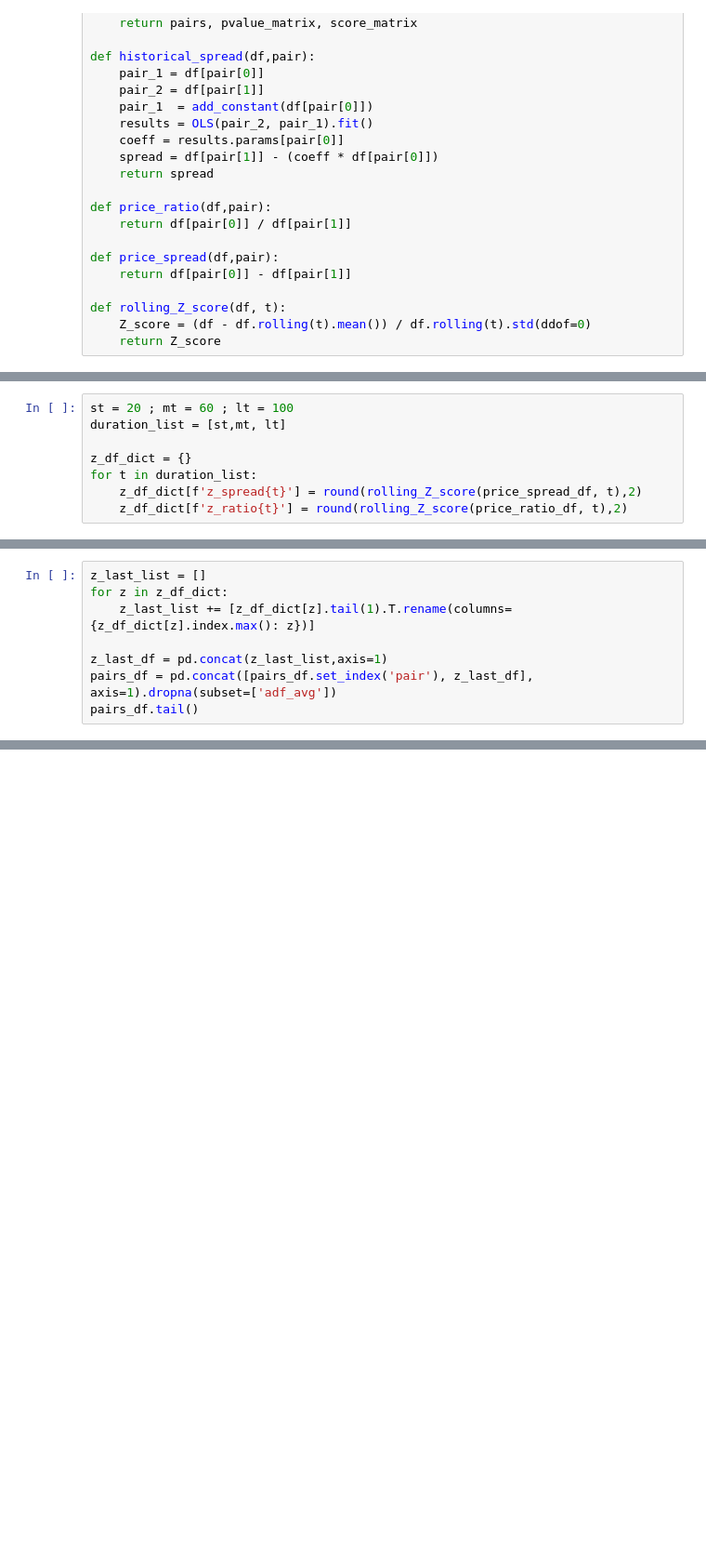
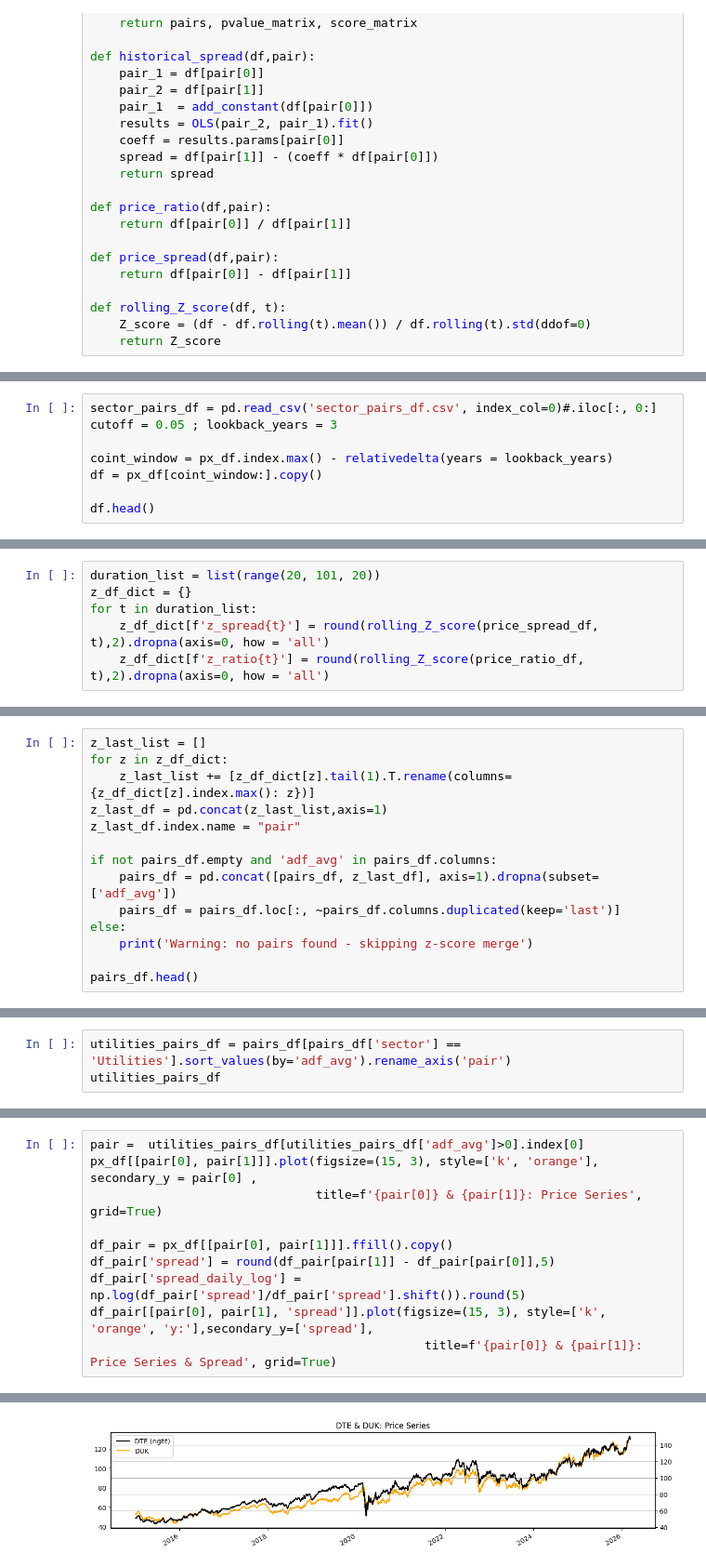
Before and after one commit to PacktPublishing/Algorithmic-Short-Selling-with-Python_Second-Edition, a Jupyter notebook: Chapter 5 Trading Edge.ipynb, the cells around one changed output, grey strips where cells are left out. Shown at 93% size. Saved outputs shown, nothing was run; the diff lists cells and outputs as text; blank space fills up the shorter version.

```diff
--- a/Chapter 5 Trading Edge.ipynb
+++ b/Chapter 5 Trading Edge.ipynb
@@ -224,0 +457,8 @@ sector_pairs_df_long.head()
+# %%
+sector_pairs_df = pd.read_csv('sector_pairs_df.csv', index_col=0)#.iloc[:, 0:]
+cutoff = 0.05 ; lookback_years = 3
+
+coint_window = px_df.index.max() - relativedelta(years = lookback_years)
+df = px_df[coint_window:].copy()
+
+df.head()
@@ -261,8 +607,6 @@ print(f'Failed list: {len(failed_list)}, {failed_list}')
 # %%
-st = 20 ; mt = 60 ; lt = 100
-duration_list = [st,mt, lt]
-
+duration_list = list(range(20, 101, 20))
 z_df_dict = {}
 for t in duration_list:
-    z_df_dict[f'z_spread{t}'] = round(rolling_Z_score(price_spread_df, t),2)
-    z_df_dict[f'z_ratio{t}'] = round(rolling_Z_score(price_ratio_df, t),2)
+    z_df_dict[f'z_spread{t}'] = round(rolling_Z_score(price_spread_df, t),2).dropna(axis=0, how = 'all')
+    z_df_dict[f'z_ratio{t}'] = round(rolling_Z_score(price_ratio_df, t),2).dropna(axis=0, how = 'all')
@@ -270,7 +628,13 @@ for t in duration_list:
 z_last_list = []
 for z in z_df_dict:
     z_last_list += [z_df_dict[z].tail(1).T.rename(columns={z_df_dict[z].index.max(): z})]
+z_last_df = pd.concat(z_last_list,axis=1)
+z_last_df.index.name = "pair"
 
-z_last_df = pd.concat(z_last_list,axis=1)
-pairs_df = pd.concat([pairs_df.set_index('pair'), z_last_df], axis=1).dropna(subset=['adf_avg'])
-pairs_df.tail()
+if not pairs_df.empty and 'adf_avg' in pairs_df.columns:
+    pairs_df = pd.concat([pairs_df, z_last_df], axis=1).dropna(subset=['adf_avg'])
+    pairs_df = pairs_df.loc[:, ~pairs_df.columns.duplicated(keep='last')]
+else:
+    print('Warning: no pairs found - skipping z-score merge')
+
+pairs_df.head()
@@ -402,0 +672,3 @@ def simulate_pair_trading(pair, z_score, entry_threshold=2.0, exit_threshold=0.5
+# %%
+utilities_pairs_df = pairs_df[pairs_df['sector'] == 'Utilities'].sort_values(by='adf_avg').rename_axis('pair')
+utilities_pairs_df
@@ -402,0 +699,11 @@ def simulate_pair_trading(pair, z_score, entry_threshold=2.0, exit_threshold=0.5
+# %%
+pair =  utilities_pairs_df[utilities_pairs_df['adf_avg']>0].index[0]
+px_df[[pair[0], pair[1]]].plot(figsize=(15, 3), style=['k', 'orange'], secondary_y = pair[0] ,
+                               title=f'{pair[0]} & {pair[1]}: Price Series', grid=True)
+
+df_pair = px_df[[pair[0], pair[1]]].ffill().copy()
+df_pair['spread'] = round(df_pair[pair[1]] - df_pair[pair[0]],5)
+df_pair['spread_daily_log'] = np.log(df_pair['spread']/df_pair['spread'].shift()).round(5)
+df_pair[[pair[0], pair[1], 'spread']].plot(figsize=(15, 3), style=['k', 'orange', 'y:'],secondary_y=['spread'],
+                                              title=f'{pair[0]} & {pair[1]}: Price Series & Spread', grid=True)
+# %% [output]
@@ -402,0 +711 @@ def simulate_pair_trading(pair, z_score, entry_threshold=2.0, exit_threshold=0.5
+[figure, added]
```
Also changed, not shown: parts of 94 cells of this notebook.
